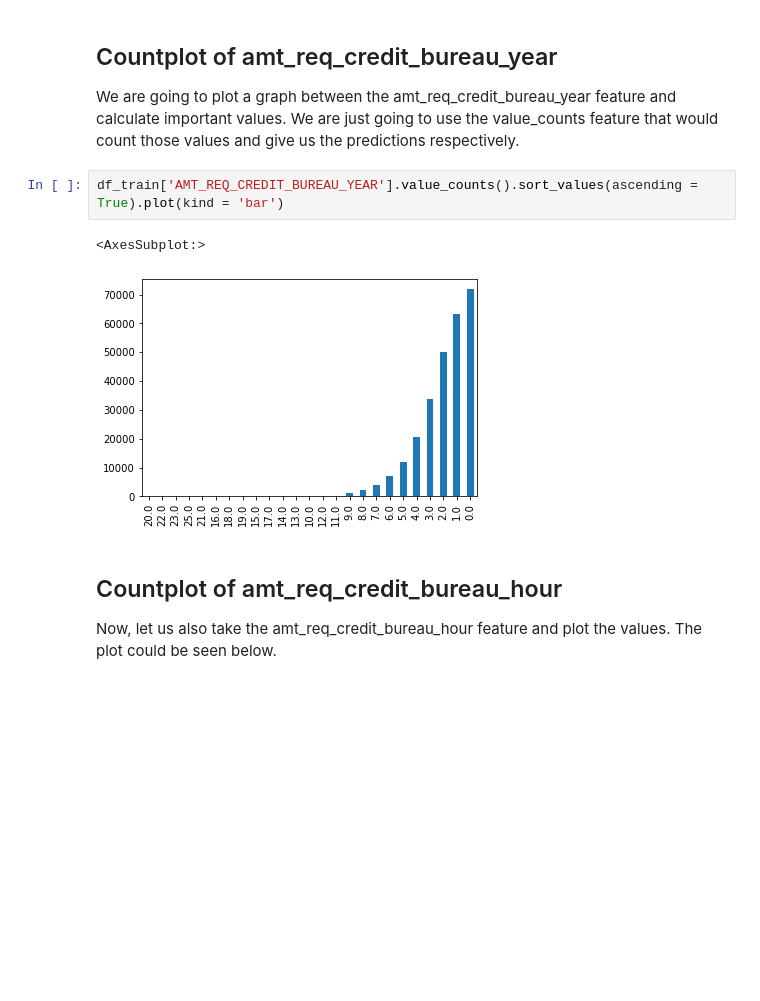
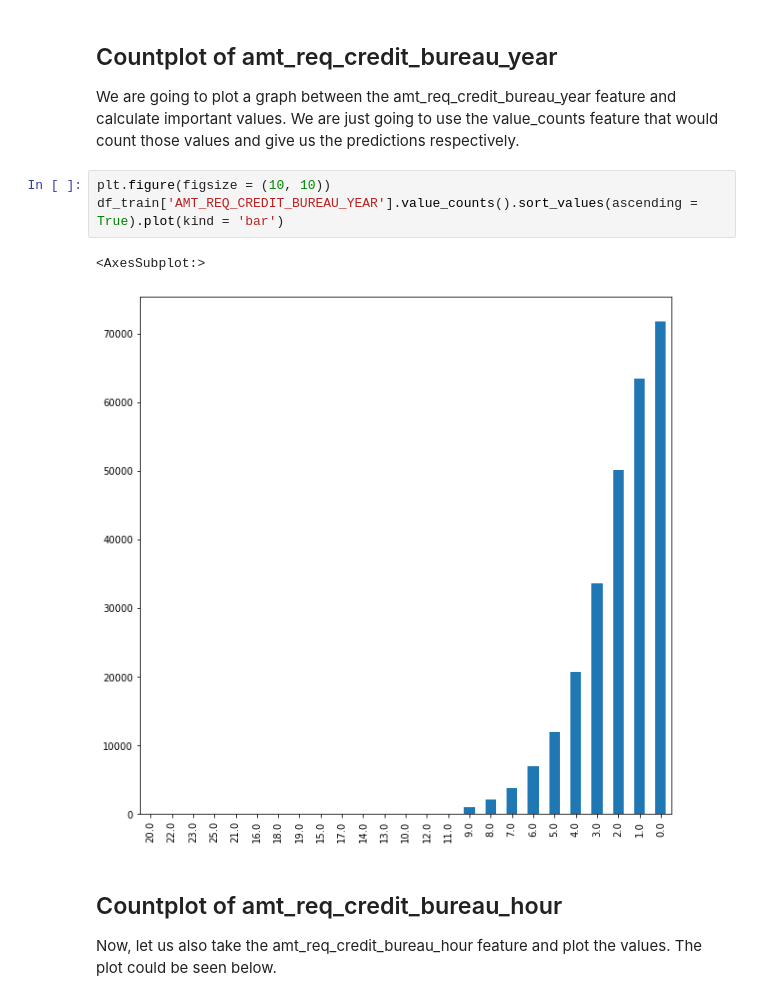
Before and after one commit to suhasmaddali/Predicting-Loan-Default-Using-Machine-Learning, a Jupyter notebook: Home Credit Python Prediction.ipynb, the cells around one changed output. Drawn from its saved outputs; the diff is of its cells as text; blank space fills up the shorter version.

Commit message:
Added visualizations for the data

```diff
--- a/Home Credit Python Prediction.ipynb
+++ b/Home Credit Python Prediction.ipynb
@@ -518,10 +518,11 @@ array([ 0., nan,  1.,  3.,  2.,  4.,  5.,  6.,  8.,  7.])
 ## Countplot of amt_req_credit_bureau_year
 We are going to plot a graph between the amt_req_credit_bureau_year feature and calculate important values. We are just going to use the value_counts feature that would count those values and give us the predictions respectively.
 # %%
+plt.figure(figsize = (10, 10))
 df_train['AMT_REQ_CREDIT_BUREAU_YEAR'].value_counts().sort_values(ascending = True).plot(kind = 'bar')
 # %% [output]
 <AxesSubplot:>
-[figure, old version]
+[figure, new version]
 # %% [markdown]
 ## Countplot of amt_req_credit_bureau_hour
 
```
Also changed, not shown: parts of 9 cells of this notebook.
